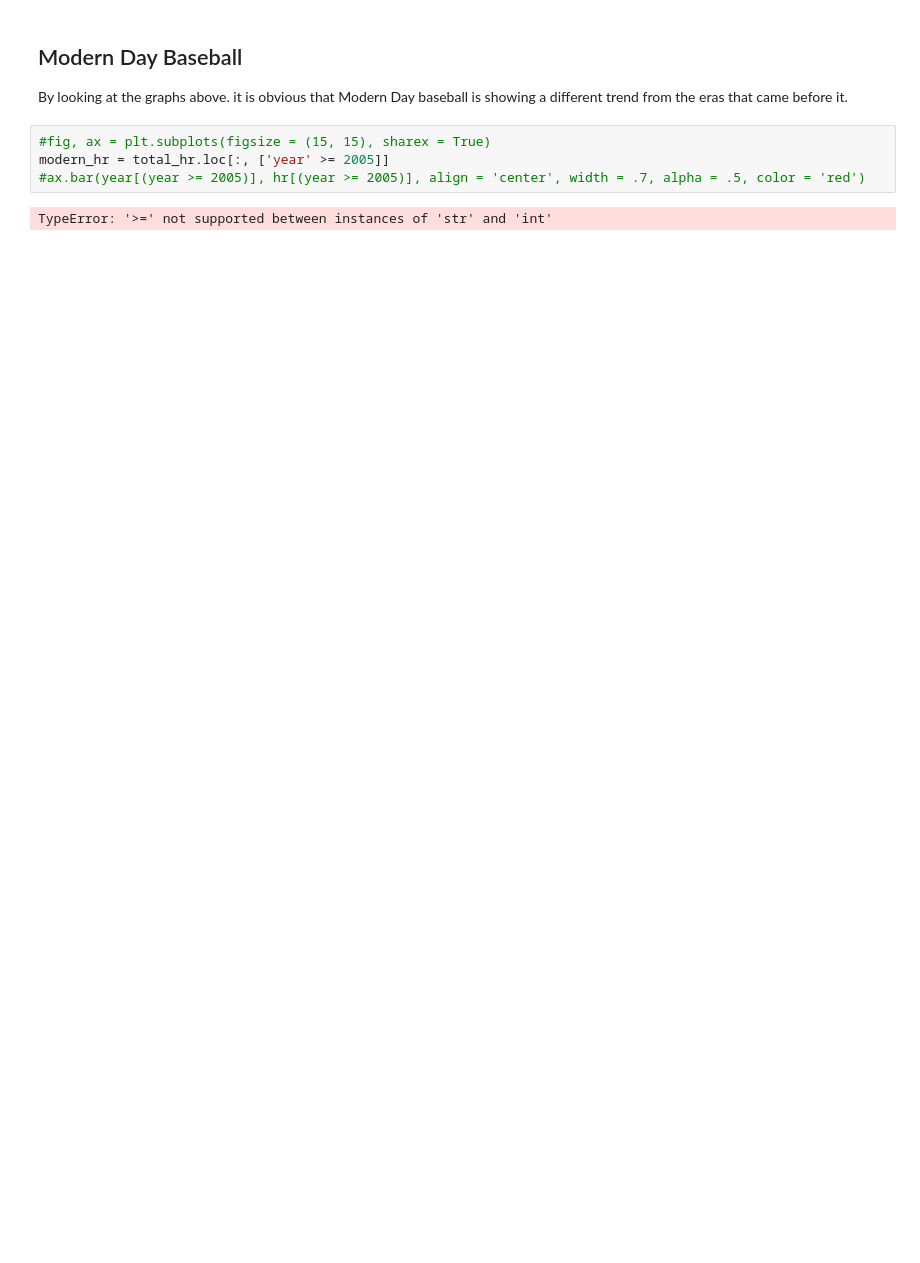
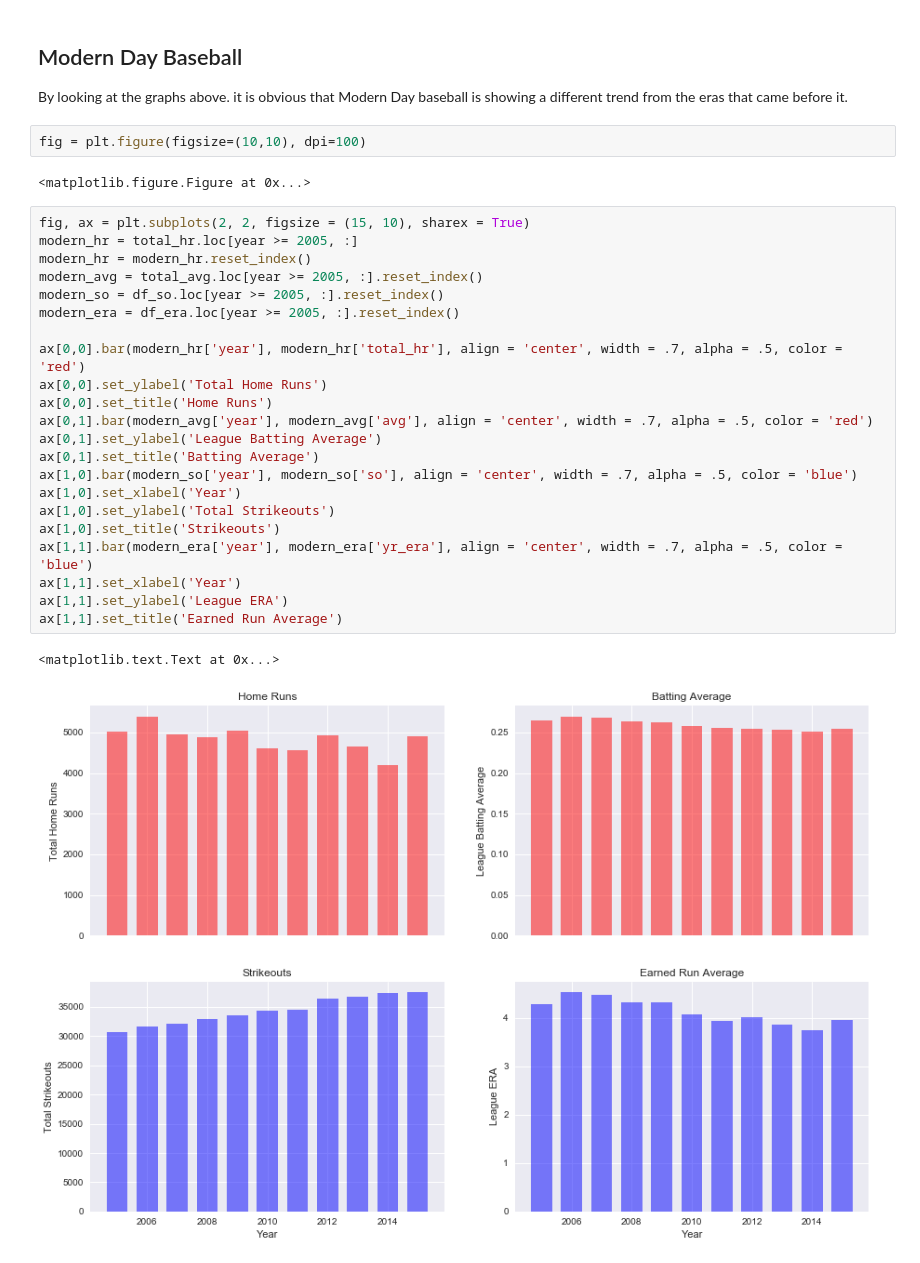
Before and after one commit to lawewers/Eras-of-MLB-Baseball, a Jupyter notebook: History_of_Baseball.ipynb, the cells around one changed output. Drawn from its saved outputs; the diff is of its cells as text; blank space fills up the shorter version.

```diff
--- a/History_of_Baseball.ipynb
+++ b/History_of_Baseball.ipynb
@@ -301,9 +299,32 @@ The most interseting aspect of this comparison between average and ERA is how th
 # %% [markdown]
 ## Modern Day Baseball
 By looking at the graphs above. it is obvious that Modern Day baseball is showing a different trend from the eras that came before it.
-# %%
-#fig, ax = plt.subplots(figsize = (15, 15), sharex = True)
-modern_hr = total_hr.loc[:, ['year' >= 2005]]
-#ax.bar(year[(year >= 2005)], hr[(year >= 2005)], align = 'center', width = .7, alpha = .5, color = 'red')
-# %% [output]
-TypeError: '>=' not supported between instances of 'str' and 'int'
+# %%
+fig = plt.figure(figsize=(10,10), dpi=100)
+# %% [output]
+<matplotlib.figure.Figure at 0x...>
+# %%
+fig, ax = plt.subplots(2, 2, figsize = (15, 10), sharex = True)
+modern_hr = total_hr.loc[year >= 2005, :]
+modern_hr = modern_hr.reset_index()
+modern_avg = total_avg.loc[year >= 2005, :].reset_index()
+modern_so = df_so.loc[year >= 2005, :].reset_index()
+modern_era = df_era.loc[year >= 2005, :].reset_index()
+
+ax[0,0].bar(modern_hr['year'], modern_hr['total_hr'], align = 'center', width = .7, alpha = .5, color = 'red')
+ax[0,0].set_ylabel('Total Home Runs')
+ax[0,0].set_title('Home Runs')
+ax[0,1].bar(modern_avg['year'], modern_avg['avg'], align = 'center', width = .7, alpha = .5, color = 'red')
+ax[0,1].set_ylabel('League Batting Average')
+ax[0,1].set_title('Batting Average')
+ax[1,0].bar(modern_so['year'], modern_so['so'], align = 'center', width = .7, alpha = .5, color = 'blue')
+ax[1,0].set_xlabel('Year')
+ax[1,0].set_ylabel('Total Strikeouts')
+ax[1,0].set_title('Strikeouts')
+ax[1,1].bar(modern_era['year'], modern_era['yr_era'], align = 'center', width = .7, alpha = .5, color = 'blue')
+ax[1,1].set_xlabel('Year')
+ax[1,1].set_ylabel('League ERA')
+ax[1,1].set_title('Earned Run Average')
+# %% [output]
+<matplotlib.text.Text at 0x...>
+[figure, added]
```
Also changed, not shown: parts of 13 cells of this notebook.
